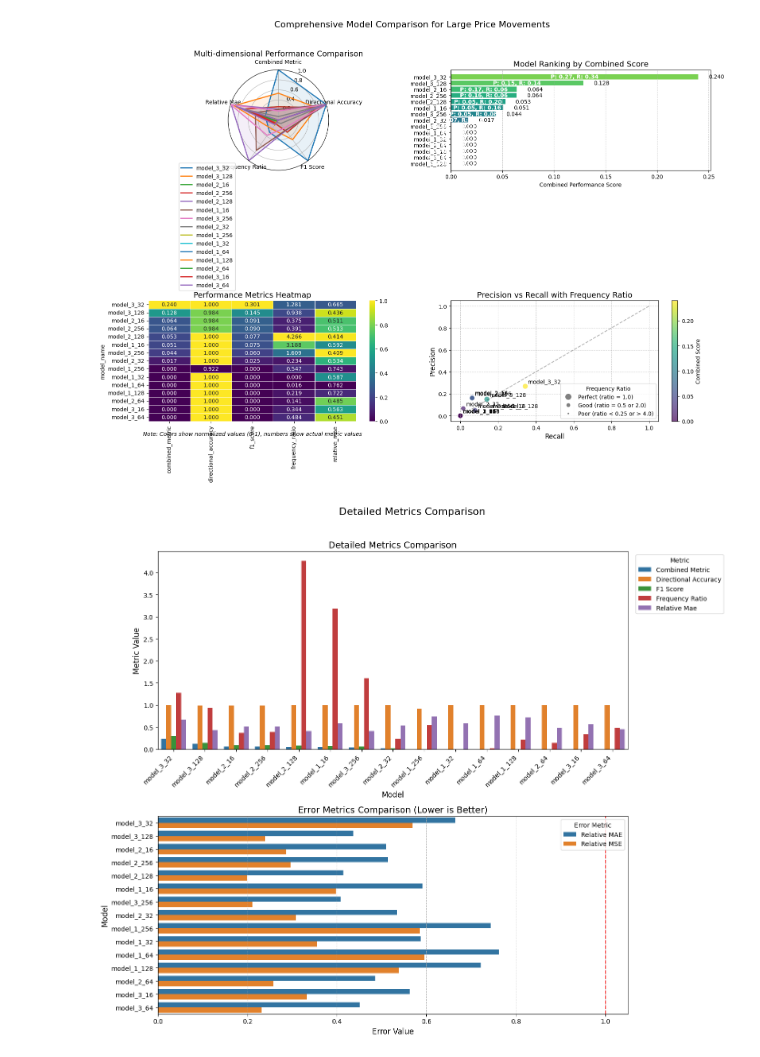
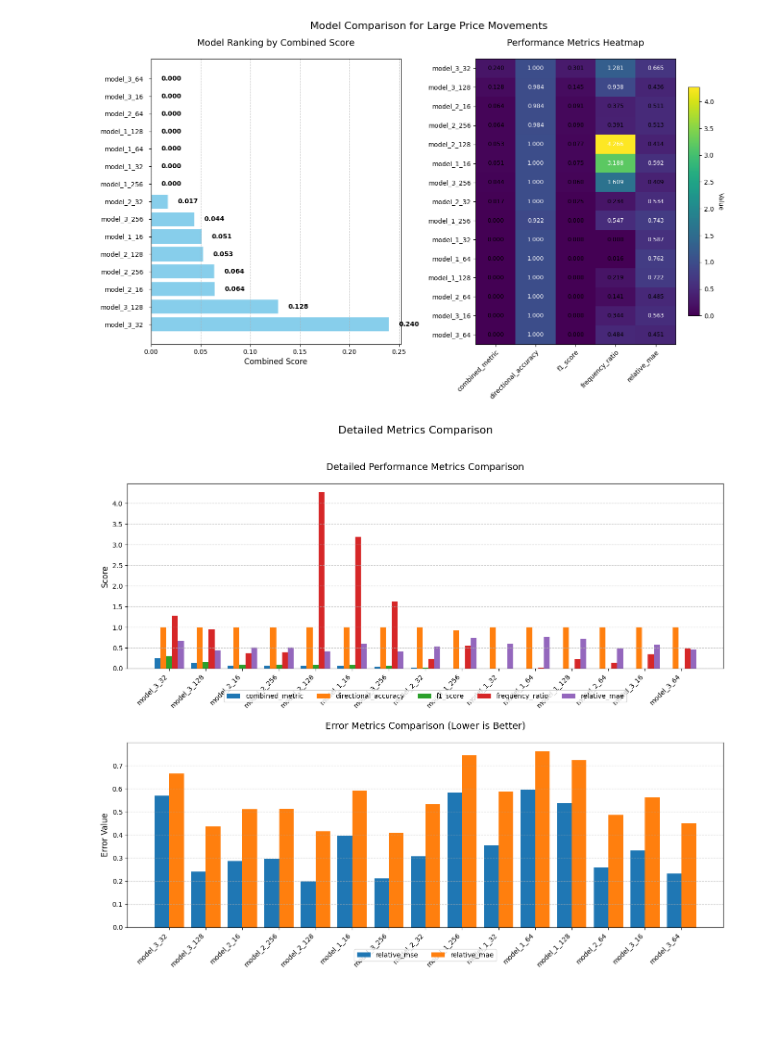
Before and after one commit to Maked04/CM3203-Individual-Project, a Jupyter notebook: src/lstm_2/model_testing/compare_models.ipynb, the cells around one changed output. Saved outputs shown, nothing was run; the diff lists cells and outputs as text; code cells hidden in the pictures; blank space fills up the shorter version.

Commit message:
Slight changes to model comparison plots

```diff
--- a/src/lstm_2/model_testing/compare_models.ipynb
+++ b/src/lstm_2/model_testing/compare_models.ipynb
@@ -147,3 +115,9 @@ model_results saved successfully!
+# %%
+# Load results
+import pickle
+
+with open("all_model_results.pkl", "rb") as f:
+    model_results = pickle.load(f)
 # %%
 from metrics_methods import get_model_comparison
 
@@ -158,7 +130,7 @@ plot_multiple_model_results_old(model_comparison)
 # %%
-from visualisation_methods import plot_multiple_model_results
+from visualisation_methods import plot_model_comparison
 
-plot_multiple_model_results(model_comparison)
+plot_model_comparison(model_comparison)
 # %% [output]
-[figure, old version]
+[figure, new version]
-[figure, old version]
+[figure, new version]
```
Also changed, not shown: parts of 5 cells of this notebook, 2 other files.
